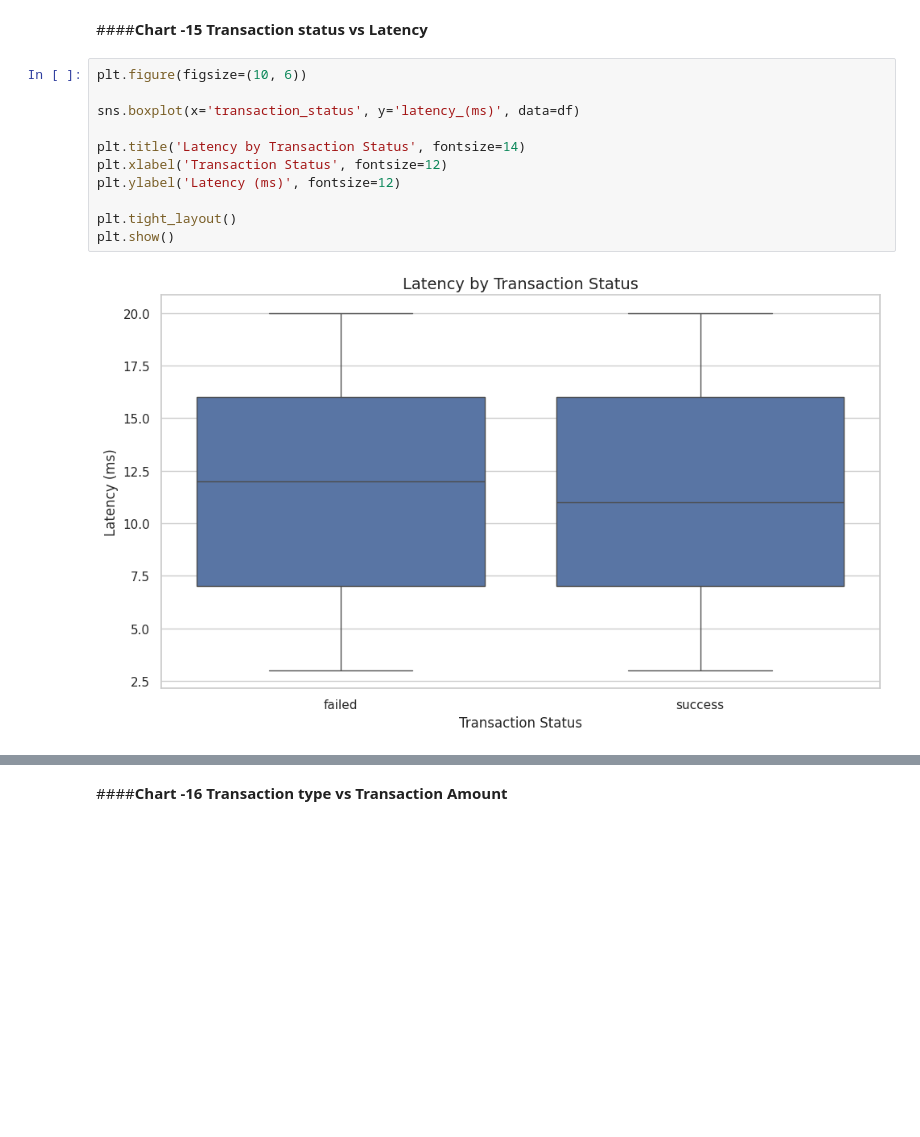
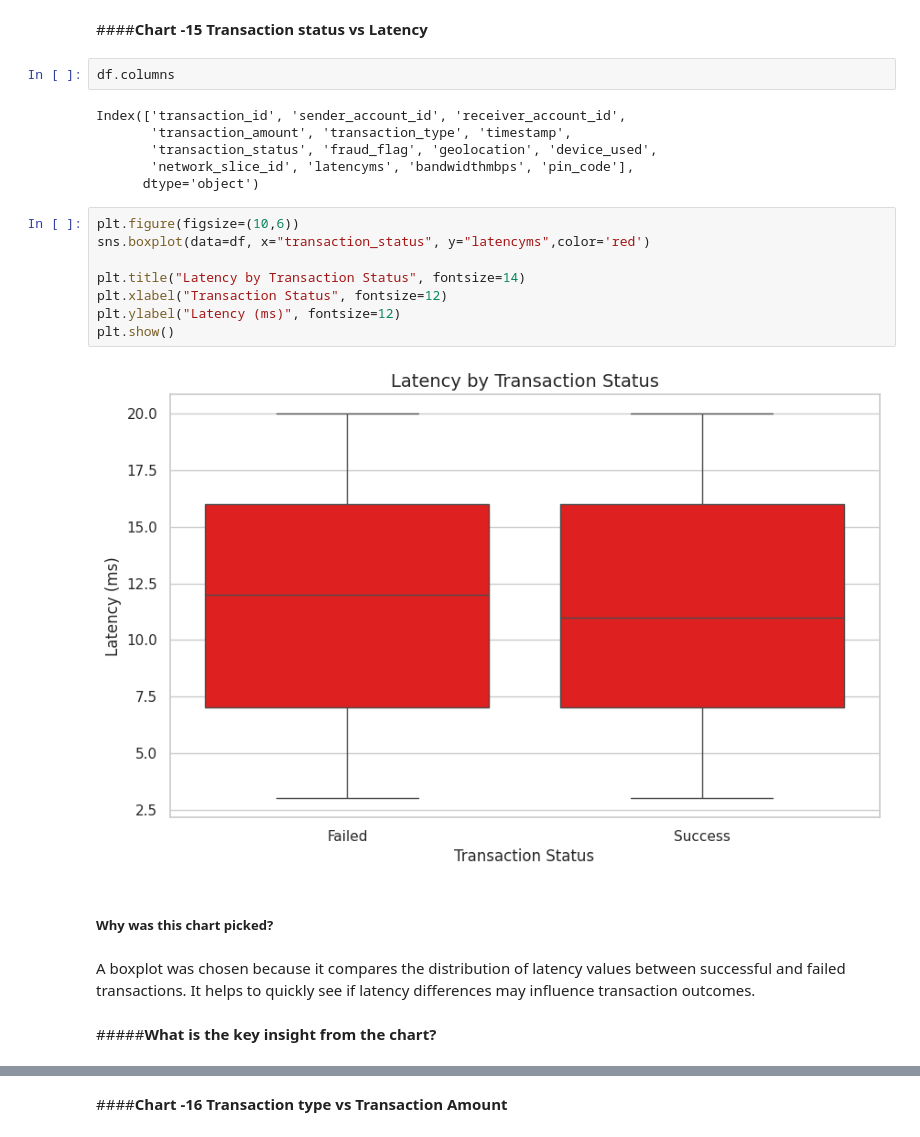
Before and after one commit to Sagarjain93/Operations_transaction_Data, a Jupyter notebook: transaction_data.ipynb, the cells around one changed output, grey strips where cells are left out. Cells and saved outputs as stored; diff of their text form; blank space fills up the shorter version.

```diff
--- a/transaction_data.ipynb
+++ b/transaction_data.ipynb
@@ -1102,15 +1147,26 @@ plt.show()
 # %% [markdown]
 ####**Chart -15 Transaction status vs Latency**
+# %%
+df.columns
+# %% [output]
+Index(['transaction_id', 'sender_account_id', 'receiver_account_id',
+       'transaction_amount', 'transaction_type', 'timestamp',
+       'transaction_status', 'fraud_flag', 'geolocation', 'device_used',
+       'network_slice_id', 'latencyms', 'bandwidthmbps', 'pin_code'],
+      dtype='object')
 # %%
-plt.figure(figsize=(10, 6))
+plt.figure(figsize=(10,6))
+sns.boxplot(data=df, x="transaction_status", y="latencyms",color='red')
 
-sns.boxplot(x='transaction_status', y='latency_(ms)', data=df)
-
-plt.title('Latency by Transaction Status', fontsize=14)
-plt.xlabel('Transaction Status', fontsize=12)
-plt.ylabel('Latency (ms)', fontsize=12)
-
-plt.tight_layout()
+plt.title("Latency by Transaction Status", fontsize=14)
+plt.xlabel("Transaction Status", fontsize=12)
+plt.ylabel("Latency (ms)", fontsize=12)
 plt.show()
 # %% [output]
-[figure, old version]
+[figure, new version]
+# %% [markdown]
+##### **Why was this chart picked?**
+# %% [markdown]
+A boxplot was chosen because it compares the distribution of latency values between successful and failed transactions. It helps to quickly see if latency differences may influence transaction outcomes.
+# %% [markdown]
+#####**What is the key insight from the chart?**
```
Also changed, not shown: parts of 38 cells of this notebook.
